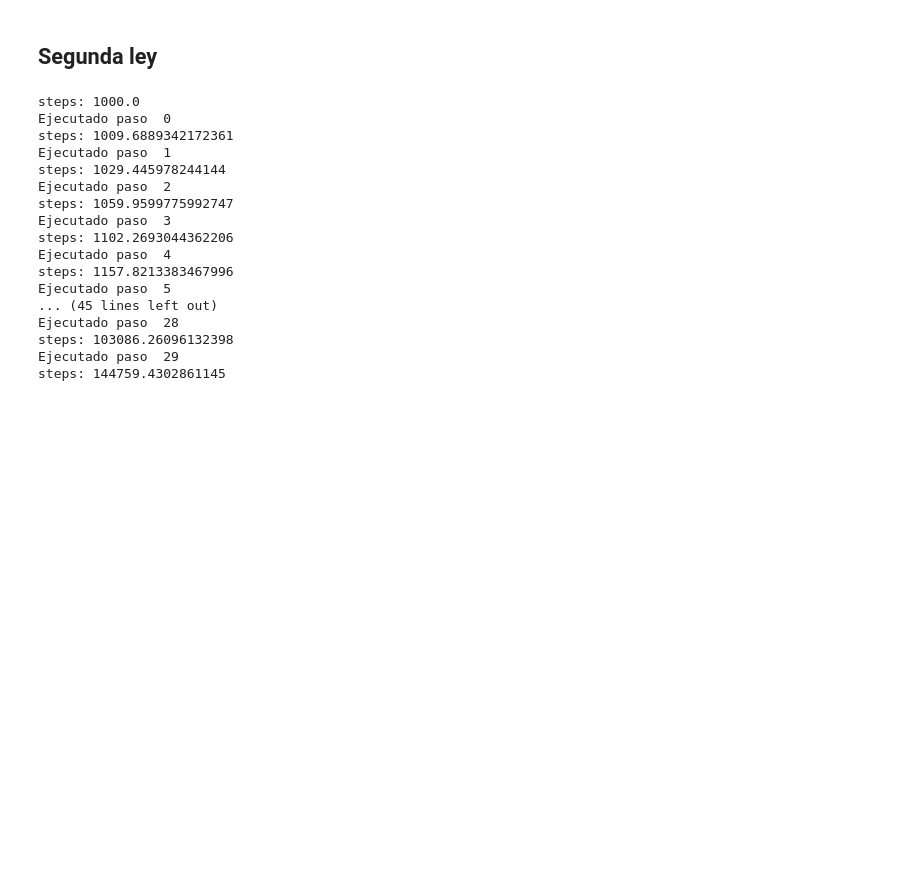
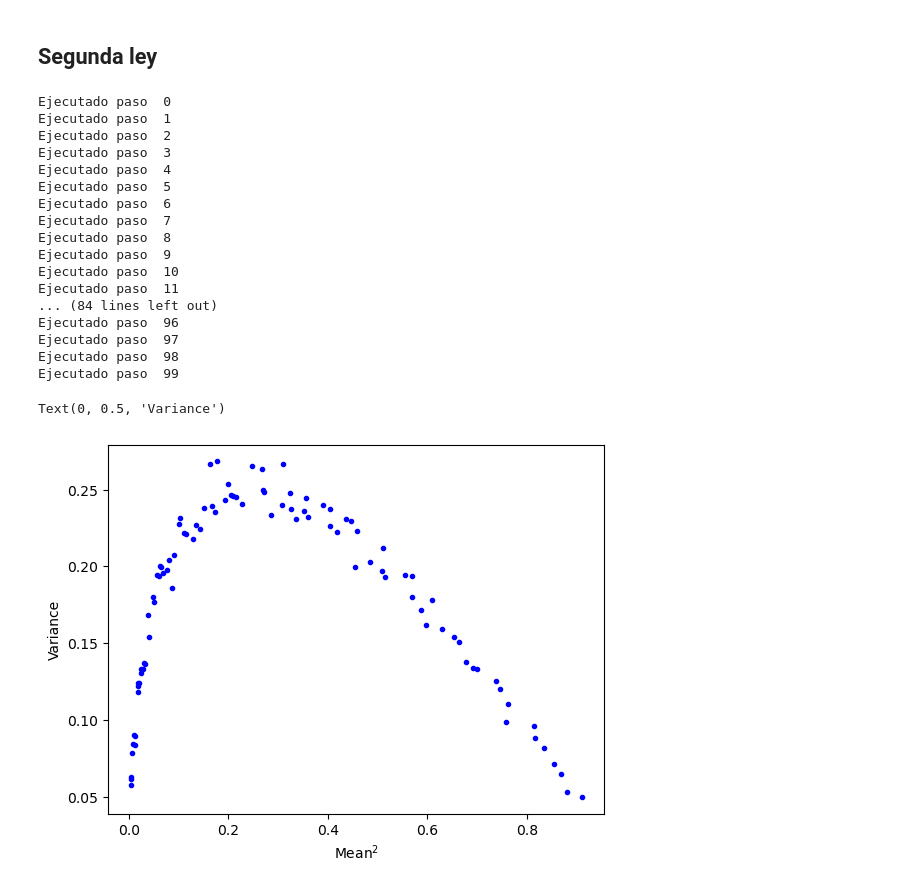
Before and after one commit to OlmoGH/Simulaciones, a Jupyter notebook: Random Walk/macroecological.ipynb, the cells around one changed output. Cells and saved outputs as stored; diff of their text form; code cells hidden in the pictures; blank space fills up the shorter version.

```diff
--- a/Random Walk/macroecological.ipynb
+++ b/Random Walk/macroecological.ipynb
@@ -84,44 +81,46 @@ tau_range = 1 / np.linspace(2, 0.1, 100)
 K_range = np.linspace(1, 1000, 100)
 sigma_range = np.sqrt(np.linspace(0, 3, 100))
 
-N = 1000
+N = 5000
 x_0 = np.ones(N)
-steps = 1000
+steps = 3000
 dt = 0.01
 tau = 4
 K = 1
 sigma = 1
 
 # Variando tau
 mean = np.zeros(len(tau_range))
 var = np.zeros(len(tau_range))
 
 for i in range(len(tau_range)):
     params = (tau_range[i], K, sigma/np.sqrt(dt))
     rectified_steps = steps*2*tau_range[i]
     x = samples(x_0, rectified_steps, dt, params)
     mean[i] = x.mean()
     var[i] = x.var()
     print("Ejecutado paso ", i)
 
 plt.plot(mean**2, var, 'b.')
 plt.xlabel(r"Mean$^2$")
 plt.ylabel("Variance")
 # %% [output]
-steps: 1000.0
 Ejecutado paso  0
-steps: 1009.6889342172361
 Ejecutado paso  1
-steps: 1029.445978244144
 Ejecutado paso  2
-steps: 1059.9599775992747
 Ejecutado paso  3
-steps: 1102.2693044362206
 Ejecutado paso  4
-steps: 1157.8213383467996
 Ejecutado paso  5
-... (45 lines left out)
-Ejecutado paso  28
-steps: 103086.26096132398
-Ejecutado paso  29
-steps: 144759.4302861145
+Ejecutado paso  6
+Ejecutado paso  7
+Ejecutado paso  8
+Ejecutado paso  9
+Ejecutado paso  10
+Ejecutado paso  11
+... (84 lines left out)
+Ejecutado paso  96
+Ejecutado paso  97
+Ejecutado paso  98
+Ejecutado paso  99
+Text(0, 0.5, 'Variance')
+[figure, added]
```
Also changed, not shown: parts of 2 cells of this notebook.
